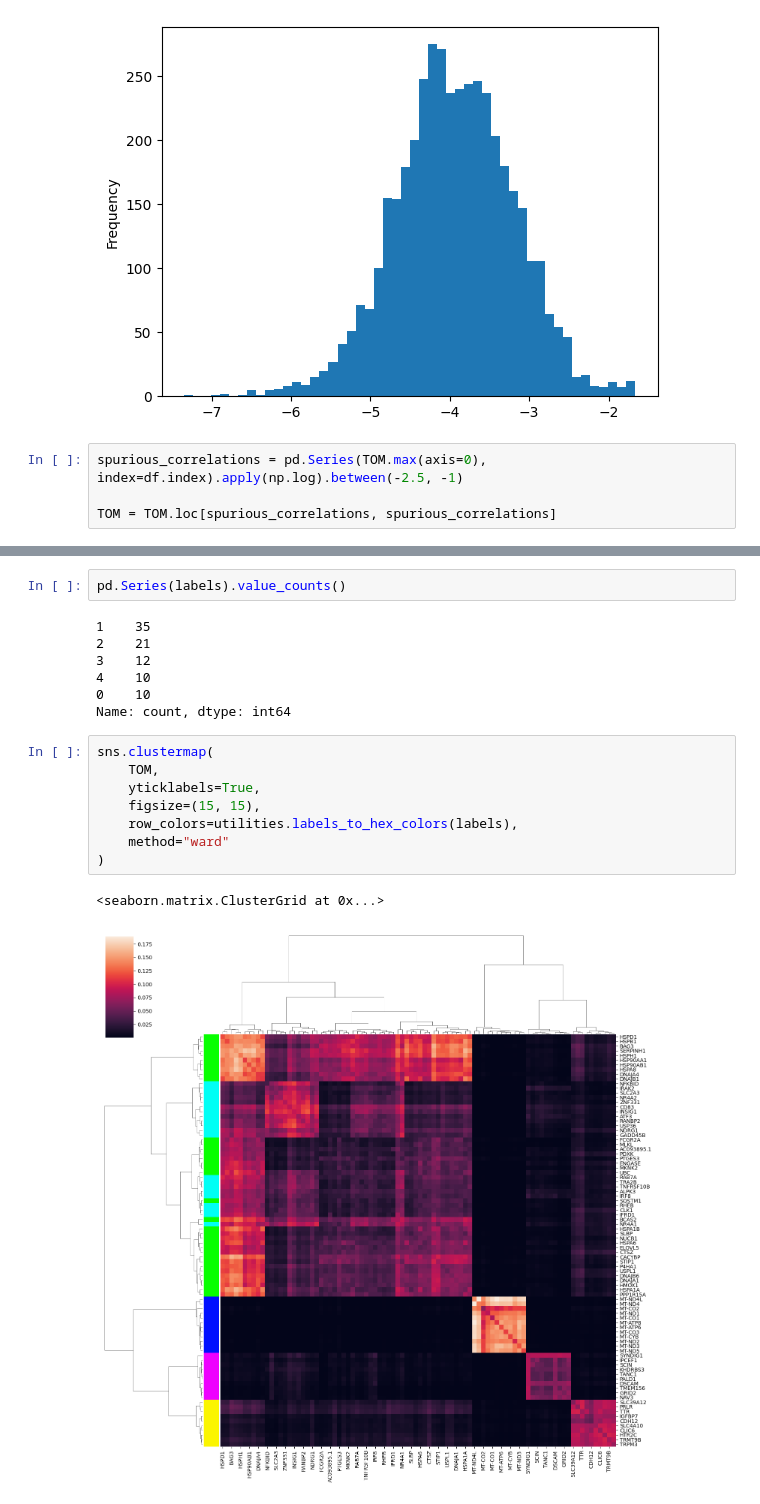
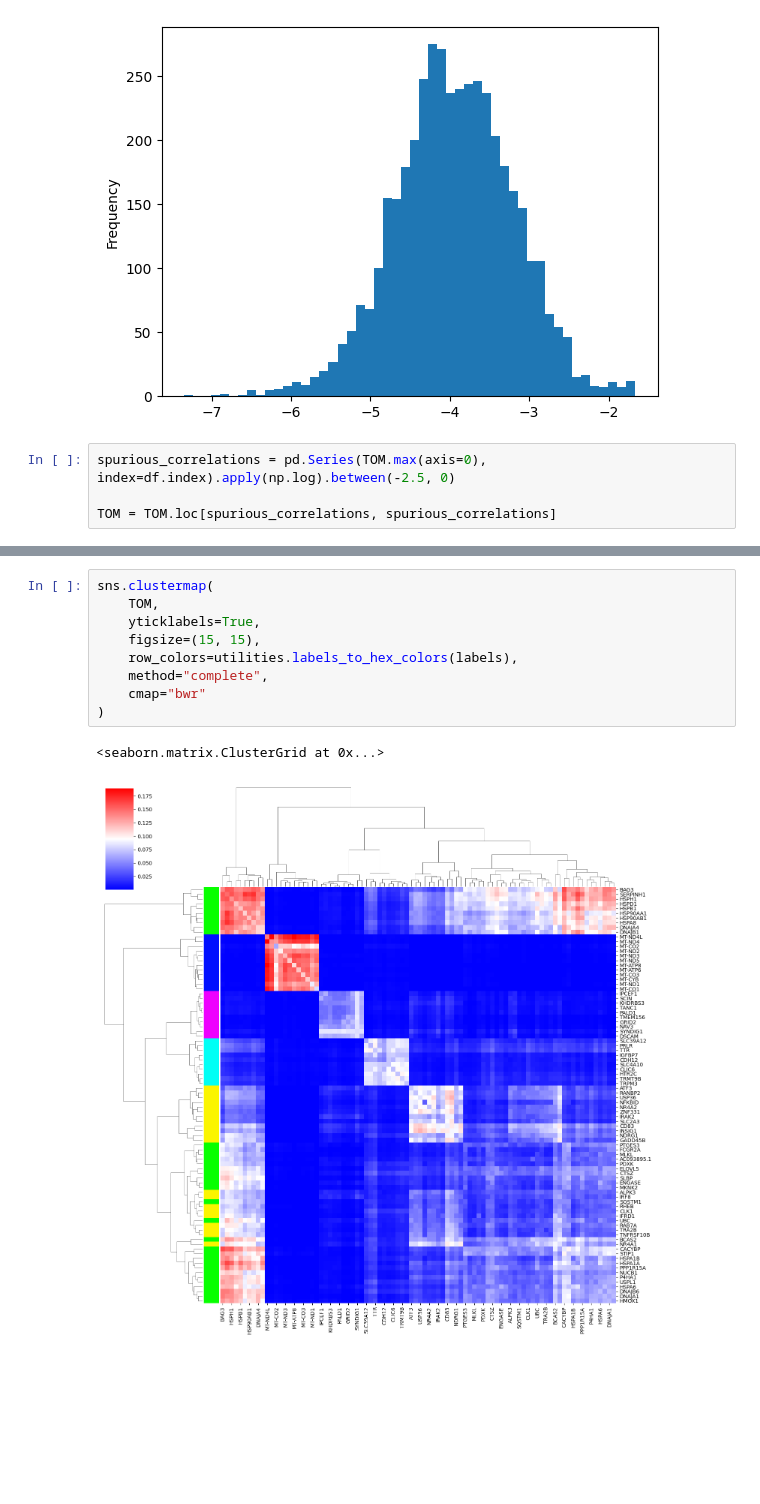
Before and after one commit to jhaberbe/pywgcna, a Jupyter notebook: example/notebook.ipynb, the cells around one changed output, grey strips where cells are left out. Saved outputs shown, nothing was run; the diff lists cells and outputs as text; blank space fills up the shorter version.

```diff
--- a/example/notebook.ipynb
+++ b/example/notebook.ipynb
@@ -59,7 +59,7 @@ identifying_spurious_correlations["max_log_corr"].plot.hist(bins=50)
 <Axes: ylabel='Frequency'>
 [figure]
 # %%
-spurious_correlations = pd.Series(TOM.max(axis=0), index=df.index).apply(np.log).between(-2.5, -1)
+spurious_correlations = pd.Series(TOM.max(axis=0), index=df.index).apply(np.log).between(-2.5, 0)
 
 TOM = TOM.loc[spurious_correlations, spurious_correlations]
 # %%
@@ -87,21 +87,13 @@ labels = clustering.spectral_clustering_method(TOM)
 Optimal number of clusters: 5 with Calinski-Harabasz score: 98.47012909262601
-# %%
-pd.Series(labels).value_counts()
-# %% [output]
-1    35
-2    21
-3    12
-4    10
-0    10
-Name: count, dtype: int64
 # %%
 sns.clustermap(
     TOM,
     yticklabels=True,
     figsize=(15, 15),
     row_colors=utilities.labels_to_hex_colors(labels),
-    method="ward"
+    method="complete",
+    cmap="bwr"
 )
 # %% [output]
 <seaborn.matrix.ClusterGrid at 0x...>
-[figure, old version]
+[figure, new version]
```
Also changed, not shown: parts of 5 cells of this notebook.
